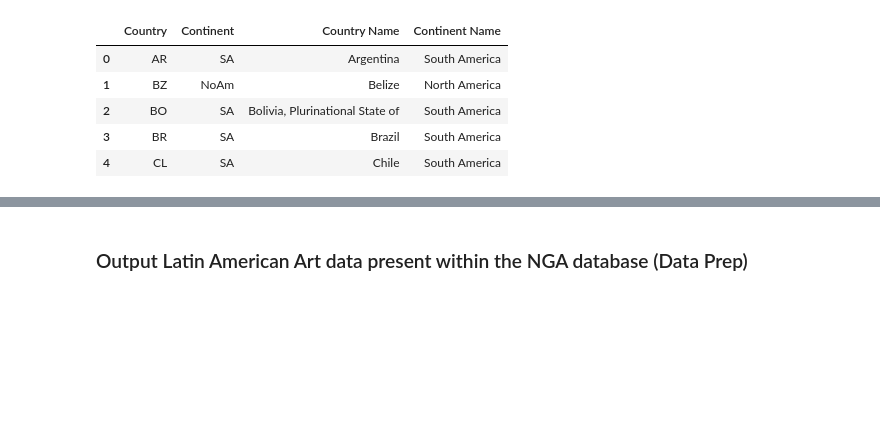
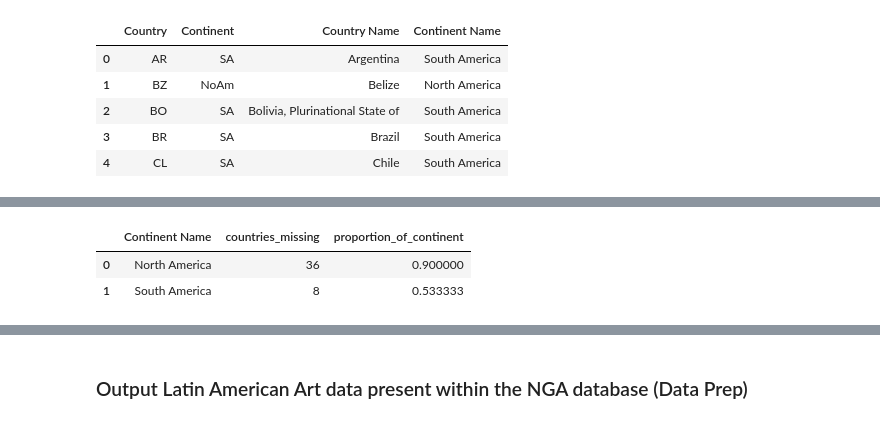
Before and after one commit to Bryan-Az/Art_and_Ai, a Jupyter notebook: notebooks/data_prep/feature_engineering/extract_LaArt.ipynb, the cells around one changed output, grey strips where cells are left out. Drawn from its saved outputs; the diff is of its cells as text; code cells hidden in the pictures; blank space fills up the shorter version.

```diff
--- a/notebooks/data_prep/feature_engineering/extract_LaArt.ipynb
+++ b/notebooks/data_prep/feature_engineering/extract_LaArt.ipynb
@@ -126,0 +223,6 @@ la_geographicStatistics = pd.merge(la_artist_origin, latins, how='inner', on ='d
+# %%
+la_continentCounts_missing
+# %% [output]
+|  | Continent Name | countries_missing | proportion_of_continent |
+| 0 | North America | 36 | 0.900000 |
+| 1 | South America | 8 | 0.533333 |
```
Also changed, not shown: parts of 42 cells of this notebook, 3 other files.
